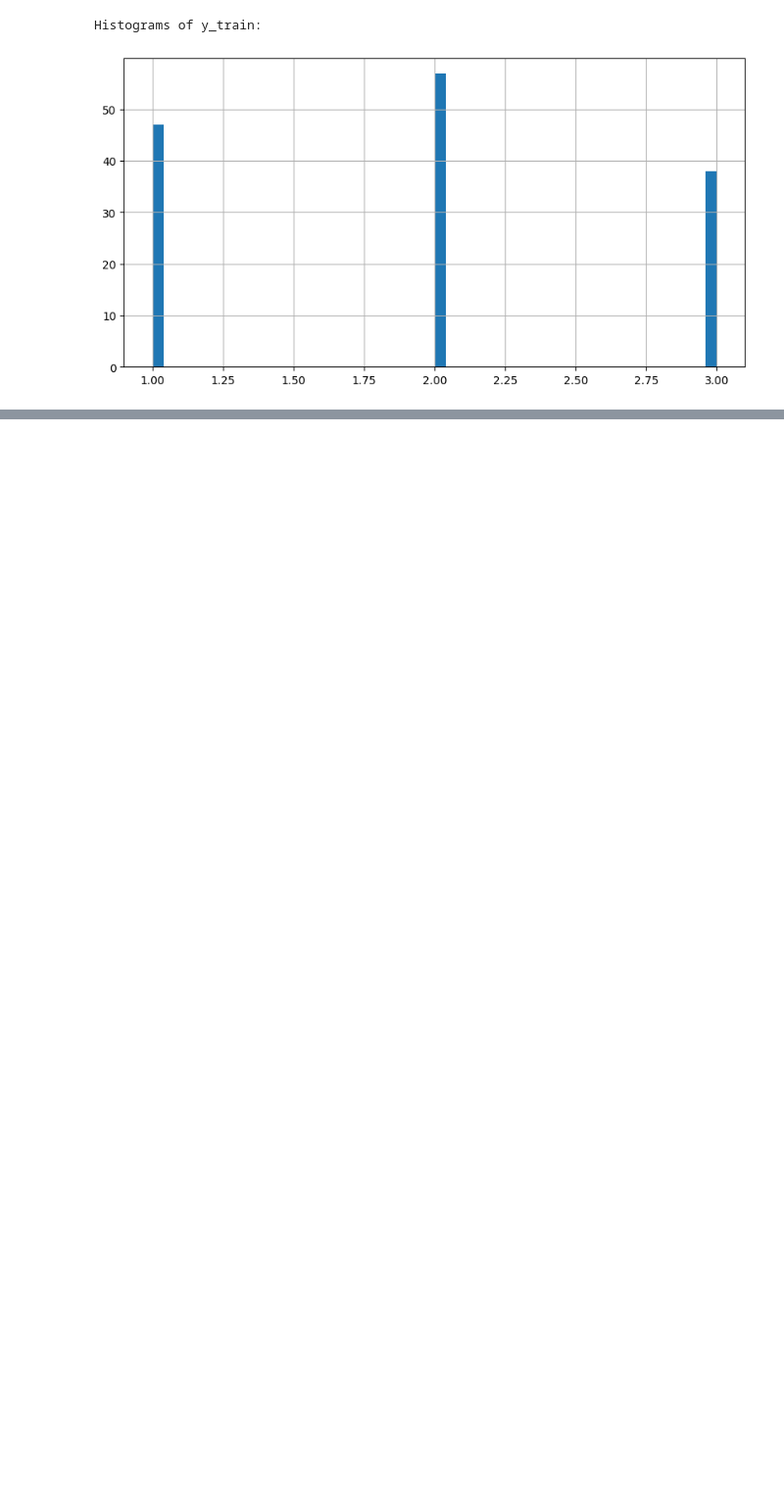
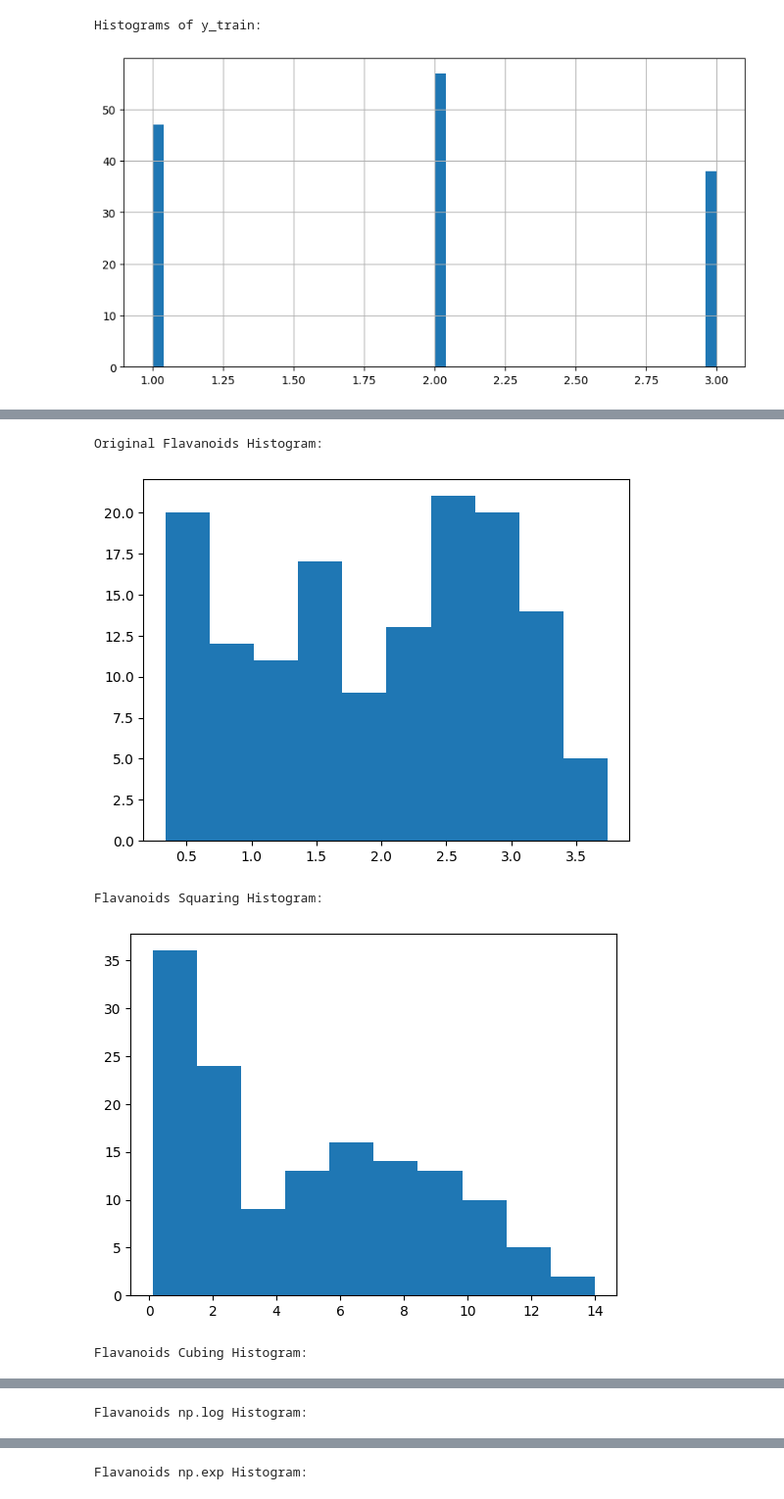
Before and after one commit to atoothman/data71200, a Jupyter notebook: DATA_71200__Project_1__Wine.ipynb, the cells around one changed output, grey strips where cells are left out. Shown at 98% size. Cells and saved outputs as stored; diff of their text form; code cells hidden in the pictures; blank space fills up the shorter version.

```diff
--- a/DATA_71200__Project_1__Wine.ipynb
+++ b/DATA_71200__Project_1__Wine.ipynb
@@ -388,0 +435,36 @@ Plot histograms and scatter matrices to explore the resultant data
+# %%
+# No transformation applied to Flavanoids feature shown as histogram
+print("Original Flavanoids Histogram:")
+plt.hist(X_train['Flavanoids'].values.reshape(-1, 1), bins=10)
+plt.show()
+print()
+
+# Transformation squaring applied to Flavanoids feature shown as histogram
+print("Flavanoids Squaring Histogram:")
+plt.hist(X_train['Flavanoids'].values.reshape(-1, 1)**2, bins=10)
+plt.show()
+print()
+
+# Transformation cubing applied to Flavanoids feature shown as histogram
+print("Flavanoids Cubing Histogram:")
+plt.hist(X_train['Flavanoids'].values.reshape(-1, 1)**3, bins=10)
+plt.show()
+print()
+
+# Transformation np.log applied to Flavanoids feature shown as histogram
+print("Flavanoids np.log Histogram:")
+plt.hist(np.log(X_train['Flavanoids'].values.reshape(-1, 1)), bins=10)
+plt.show()
+print()
+
+# Transformation np.exp applied to Flavanoids feature shown as histogram
+print("Flavanoids np.exp Histogram:")
+plt.hist(np.exp(X_train['Flavanoids'].values.reshape(-1, 1)), bins=10)
+plt.show()
+print()
+# %% [output]
+Original Flavanoids Histogram:
+[figure, added]
+Flavanoids Squaring Histogram:
+[figure, added]
+Flavanoids Cubing Histogram:
@@ -388,0 +472 @@ Plot histograms and scatter matrices to explore the resultant data
+Flavanoids np.log Histogram:
@@ -388,0 +474 @@ Plot histograms and scatter matrices to explore the resultant data
+Flavanoids np.exp Histogram:
```
Also changed, not shown: parts of 13 cells of this notebook.
